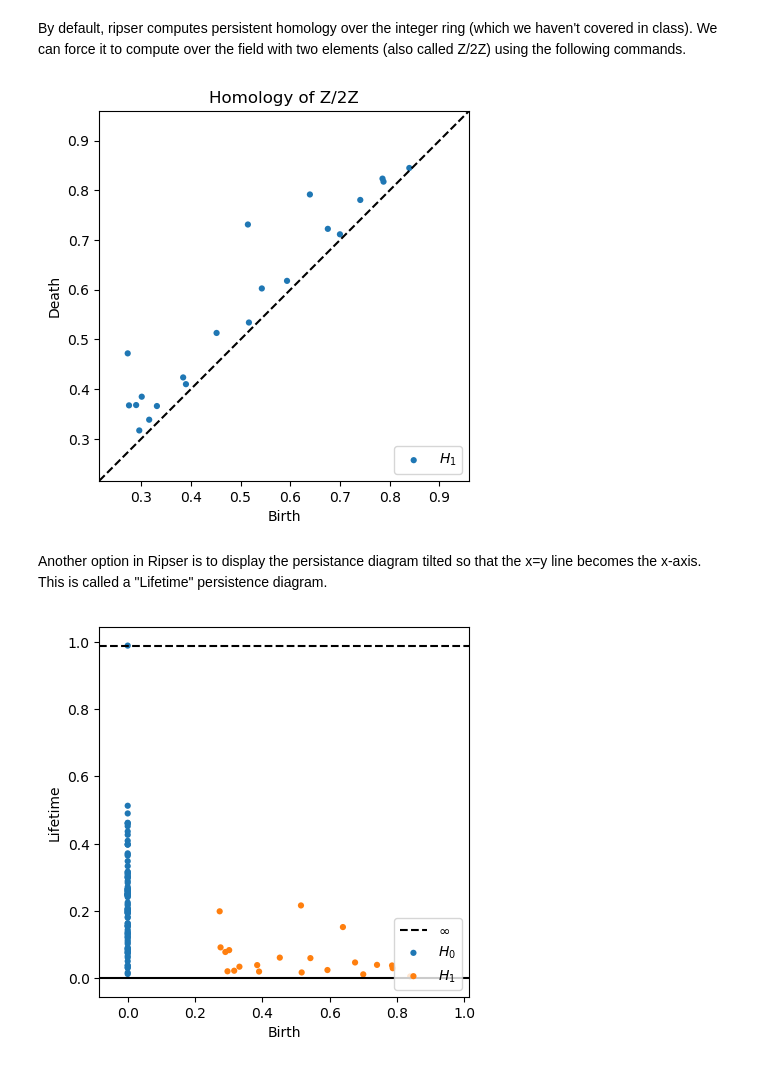
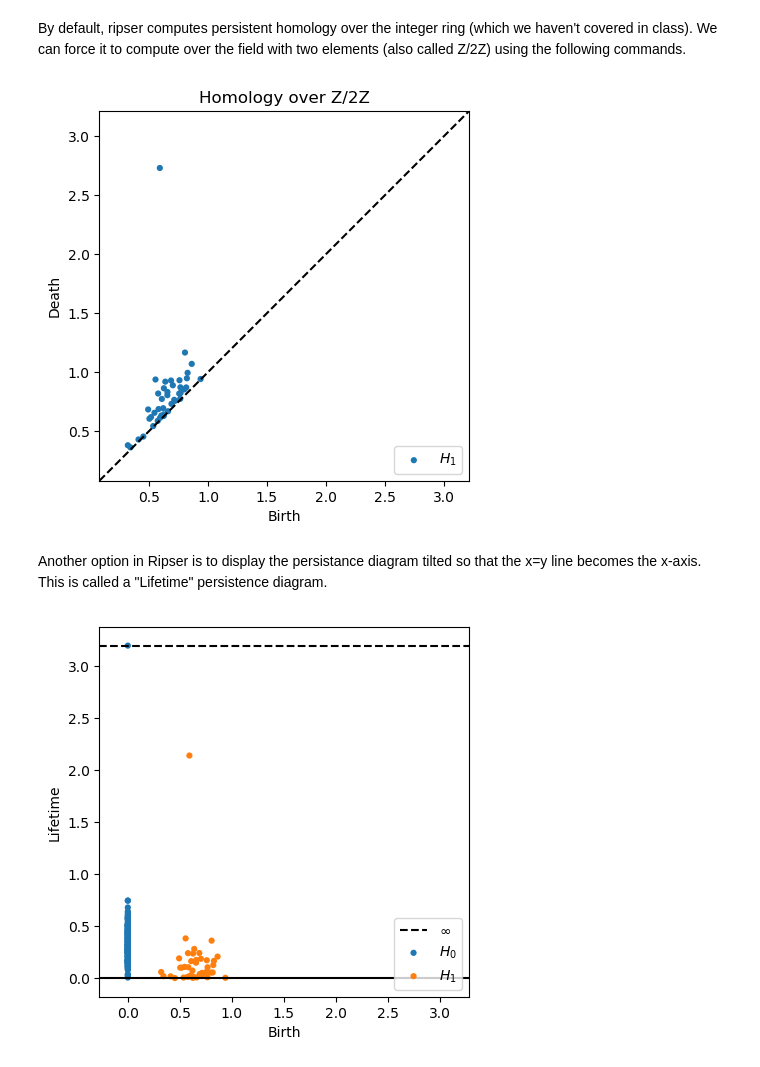
Before and after one commit to trneedham/TDACourse, a Jupyter notebook: PersistenceDiagramsDemonstration.ipynb, the cells around one changed output. Cells and saved outputs as stored; diff of their text form; code cells hidden in the pictures.

```diff
--- a/PersistenceDiagramsDemonstration.ipynb
+++ b/PersistenceDiagramsDemonstration.ipynb
@@ -147,8 +172,8 @@ plot_diagrams(dgms, show=True)
 # %% [markdown]
 Playing with parameters, we can make the circle more densely sampled or much noisier.
 # %%
-numsamp = 100
-noiseLevel = 1
+numsamp = 200
+noiseLevel = 3
 
 data = datasets.make_circles(n_samples=numsamp)[0] + noiseLevel * datasets.make_circles(n_samples=numsamp)[0]
 
@@ -167,12 +192,12 @@ By default, ripser computes persistent homology over the integer ring (which we
 # %%
 # Homology over Z/2Z
 dgms = ripser(data, coeff=2)['dgms']
-plot_diagrams(dgms, plot_only=[1], title="Homology of Z/2Z", show=True)
+plot_diagrams(dgms, plot_only=[1], title="Homology over Z/2Z", show=True)
 # %% [output]
-[figure, old version]
+[figure, new version]
 # %% [markdown]
 Another option in Ripser is to display the persistance diagram tilted so that the x=y line becomes the x-axis. This is called a "Lifetime" persistence diagram.
 # %%
 plot_diagrams(dgms, lifetime=True)
 # %% [output]
-[figure, old version]
+[figure, new version]
```
Also changed, not shown: parts of 14 cells of this notebook.
